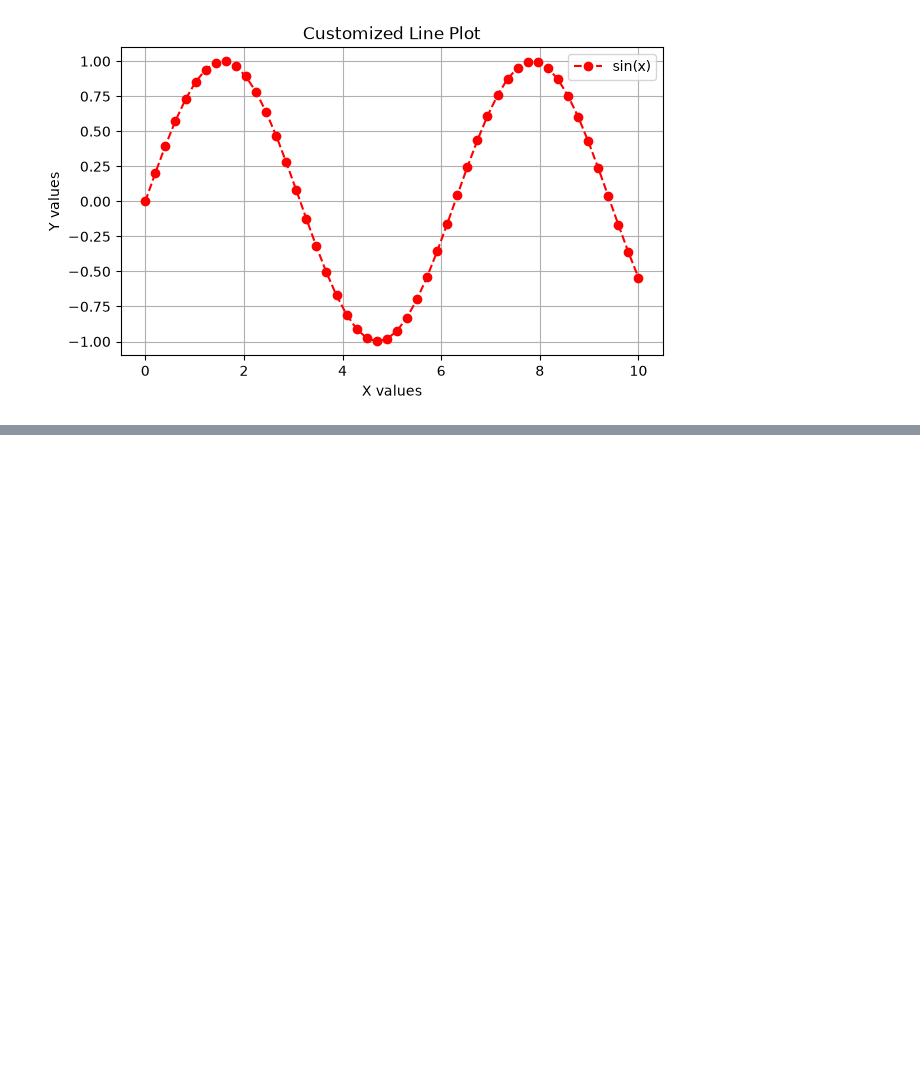
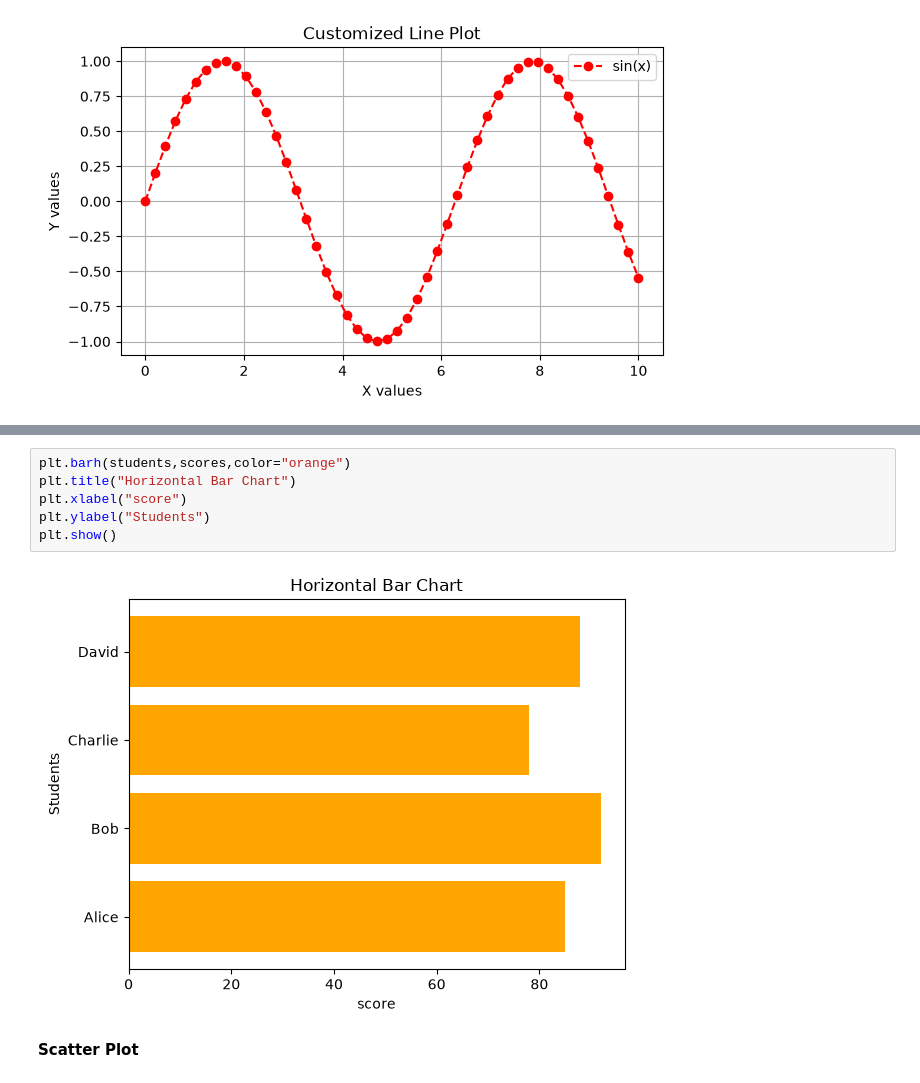
Before and after one commit to bibekpandey0521/Pandas, a Jupyter notebook: _matplotlib_basics.ipynb, the cells around one changed output, grey strips where cells are left out. Saved outputs shown, nothing was run; the diff lists cells and outputs as text; blank space fills up the shorter version.

```diff
--- a/_matplotlib_basics.ipynb
+++ b/_matplotlib_basics.ipynb
@@ -81,0 +95,10 @@ plt.show()
+# %%
+plt.barh(students,scores,color="orange")
+plt.title("Horizontal Bar Chart")
+plt.xlabel("score")
+plt.ylabel("Students")
+plt.show()
+# %% [output]
+[figure, added]
+# %% [markdown]
+**Scatter Plot**
```
Also changed, not shown: parts of 5 cells of this notebook.
